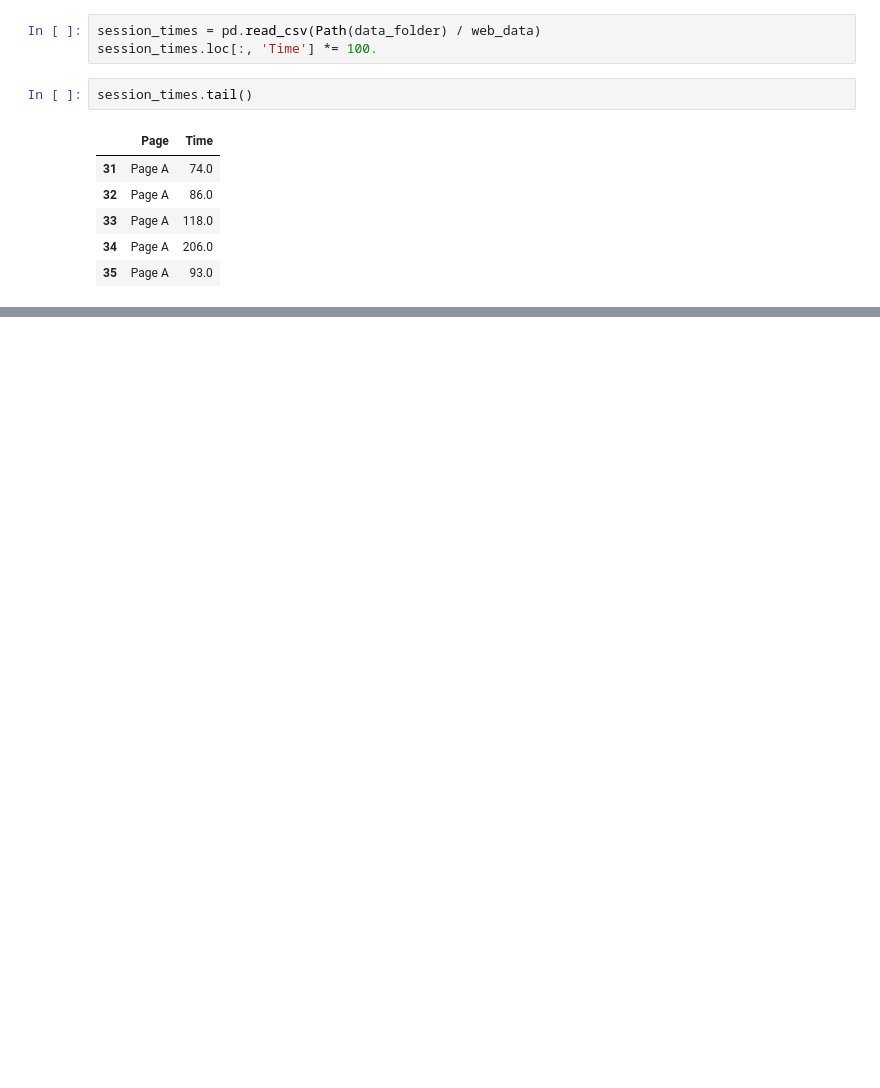
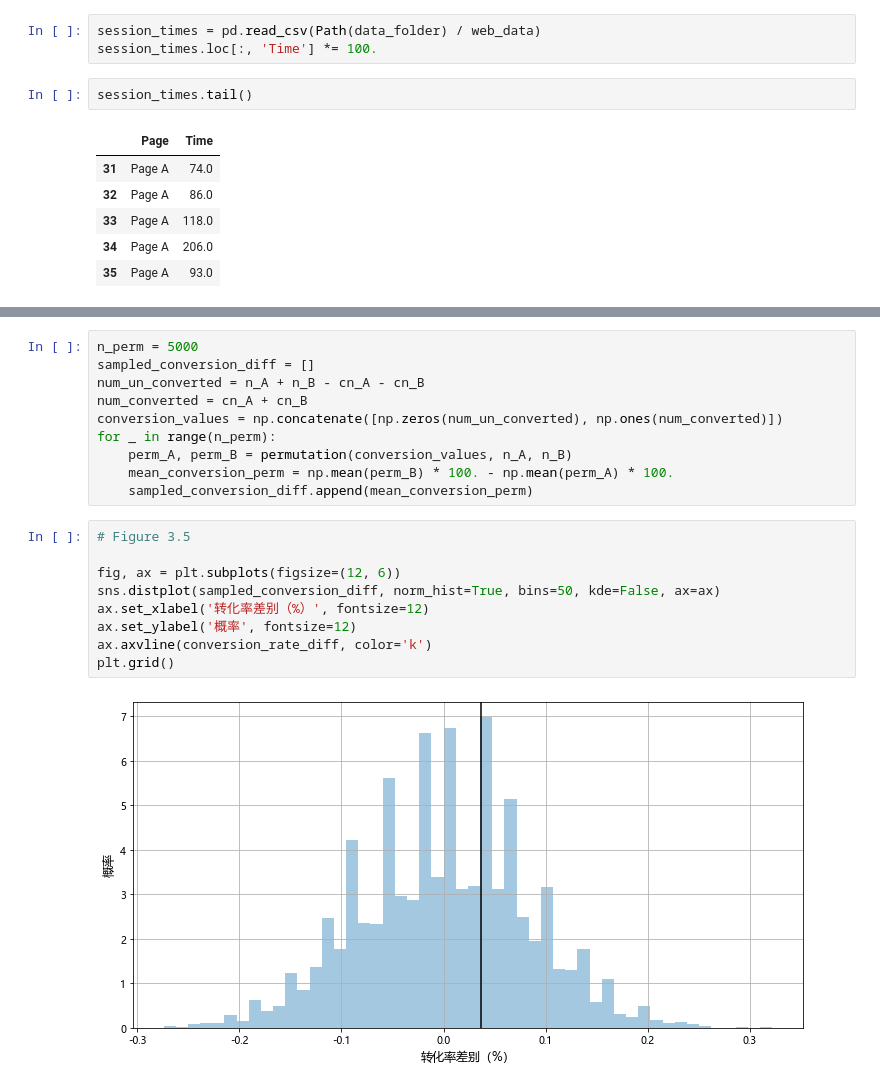
Before and after one commit to wegamekinglc/Statistic-for-Data-Science-Python, a Jupyter notebook: Chapter 03/Statistical Experiments and Significance Testing.ipynb, the cells around one changed output, grey strips where cells are left out. Cells and saved outputs as stored; diff of their text form; blank space fills up the shorter version.

```diff
--- a/Chapter 03/Statistical Experiments and Significance Testing.ipynb
+++ b/Chapter 03/Statistical Experiments and Significance Testing.ipynb
@@ -27,0 +94,21 @@ sns.boxplot(x='Page', y='Time', data=session_times, width=0.3)
+# %%
+n_perm = 5000
+sampled_conversion_diff = []
+num_un_converted = n_A + n_B - cn_A - cn_B
+num_converted = cn_A + cn_B
+conversion_values = np.concatenate([np.zeros(num_un_converted), np.ones(num_converted)])
+for _ in range(n_perm):
+    perm_A, perm_B = permutation(conversion_values, n_A, n_B)
+    mean_conversion_perm = np.mean(perm_B) * 100. - np.mean(perm_A) * 100.
+    sampled_conversion_diff.append(mean_conversion_perm)
+# %%
+# Figure 3.5
+
+fig, ax = plt.subplots(figsize=(12, 6))
+sns.distplot(sampled_conversion_diff, norm_hist=True, bins=50, kde=False, ax=ax)
+ax.set_xlabel('转化率差别（%）', fontsize=12)
+ax.set_ylabel('概率', fontsize=12)
+ax.axvline(conversion_rate_diff, color='k')
+plt.grid()
+# %% [output]
+[figure, added]
```
Also changed, not shown: parts of 12 cells of this notebook, 1 other file.
